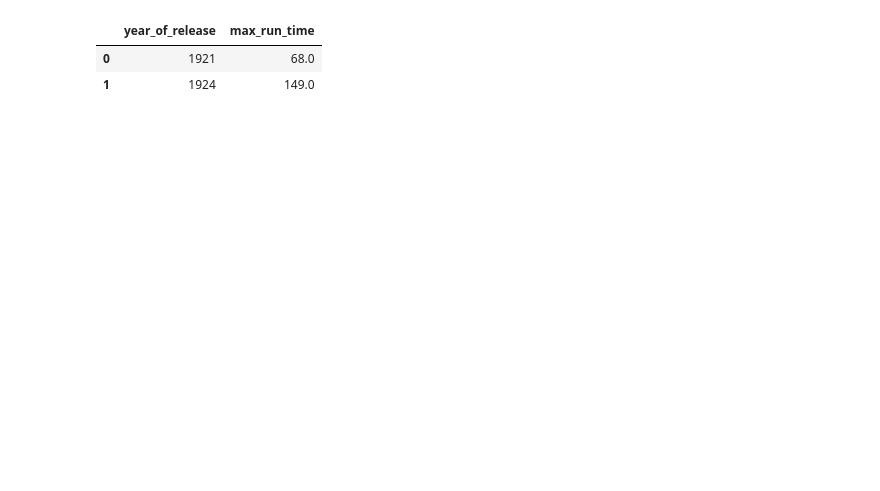
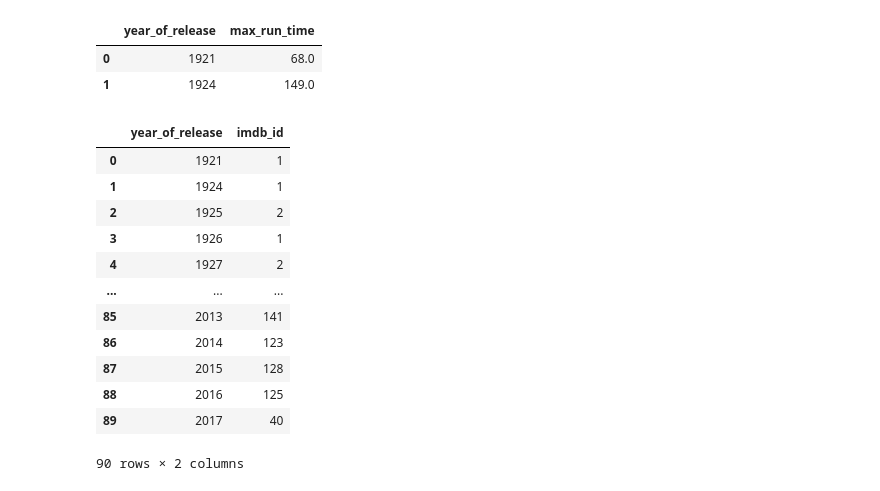
Before and after one commit to Shambhurajdesai/basics, a Jupyter notebook: some_basic_methods_of_wrangling.ipynb, the cells around one changed output. Cells and saved outputs as stored; diff of their text form; code cells hidden in the pictures; blank space fills up the shorter version.

```diff
--- a/some_basic_methods_of_wrangling.ipynb
+++ b/some_basic_methods_of_wrangling.ipynb
@@ -345,3 +382,19 @@ max_runtime_movie.head(2)
 |  | year_of_release | max_run_time |
 | 0 | 1921 | 68.0 |
 | 1 | 1924 | 149.0 |
+# %%
+df.groupby('year_of_release')['imdb_id'].count().reset_index()
+# %% [output]
+|  | year_of_release | imdb_id |
+| 0 | 1921 | 1 |
+| 1 | 1924 | 1 |
+| 2 | 1925 | 2 |
+| 3 | 1926 | 1 |
+| 4 | 1927 | 2 |
+| ... | ... | ... |
+| 85 | 2013 | 141 |
+| 86 | 2014 | 123 |
+| 87 | 2015 | 128 |
+| 88 | 2016 | 125 |
+| 89 | 2017 | 40 |
+90 rows × 2 columns
```
Also changed, not shown: parts of 10 cells of this notebook.
